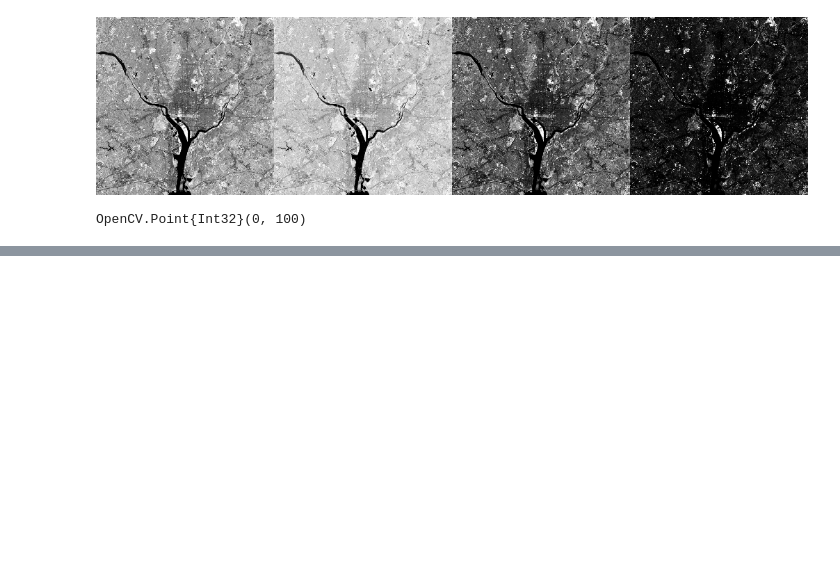
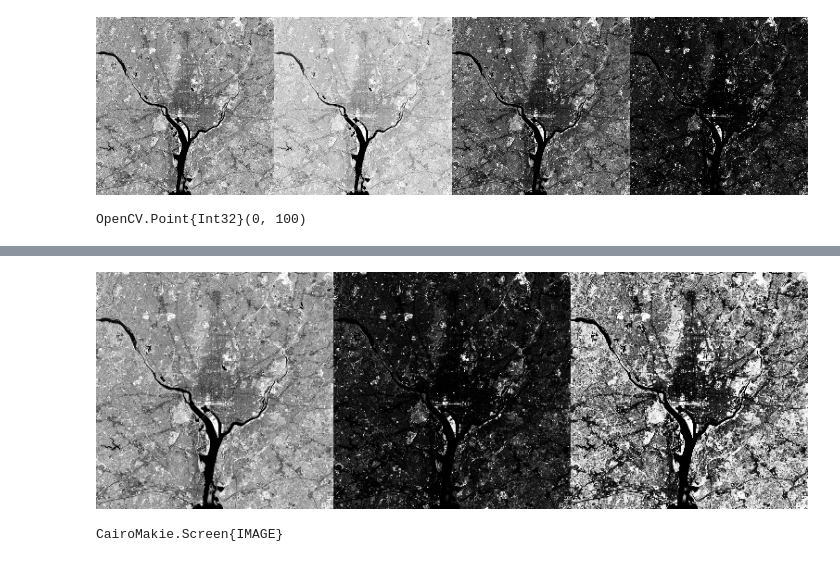
Before and after one commit to Julia-KAERI/NumericalAnalysis, a Jupyter notebook: src/image_processing/notebooks/image01.ipynb, the cells around one changed output, grey strips where cells are left out. Cells and saved outputs as stored; diff of their text form; code cells hidden in the pictures; blank space fills up the shorter version.

```diff
--- a/src/image_processing/notebooks/image01.ipynb
+++ b/src/image_processing/notebooks/image01.ipynb
@@ -75,0 +82,18 @@ Closest candidates are:
+# %%
+img5 = cv.equalizeHist(img4)
+s = arr2mat(cat(img1, img4, img5; dims=2))
+# cv.imwrite("equalize_histogram_1.png", s)
+# %% [output]
+[figure, added]
+# %%
+fig = Figure()
+ax = Axis(fig[1,1])
+for (img, g) in zip([img1, img4, img5], ["Original", "\\gamma=5", "Equalized"])
+    b, v = histogram1d(img)
+    lines!(ax, b, v, label = L"%$g")
+end
+axislegend()
+fig
+#save("equalize_histogram.png", fig)
+# %% [output]
+CairoMakie.Screen{IMAGE}
```
Also changed, not shown: parts of 22 cells of this notebook, 12 other files.
